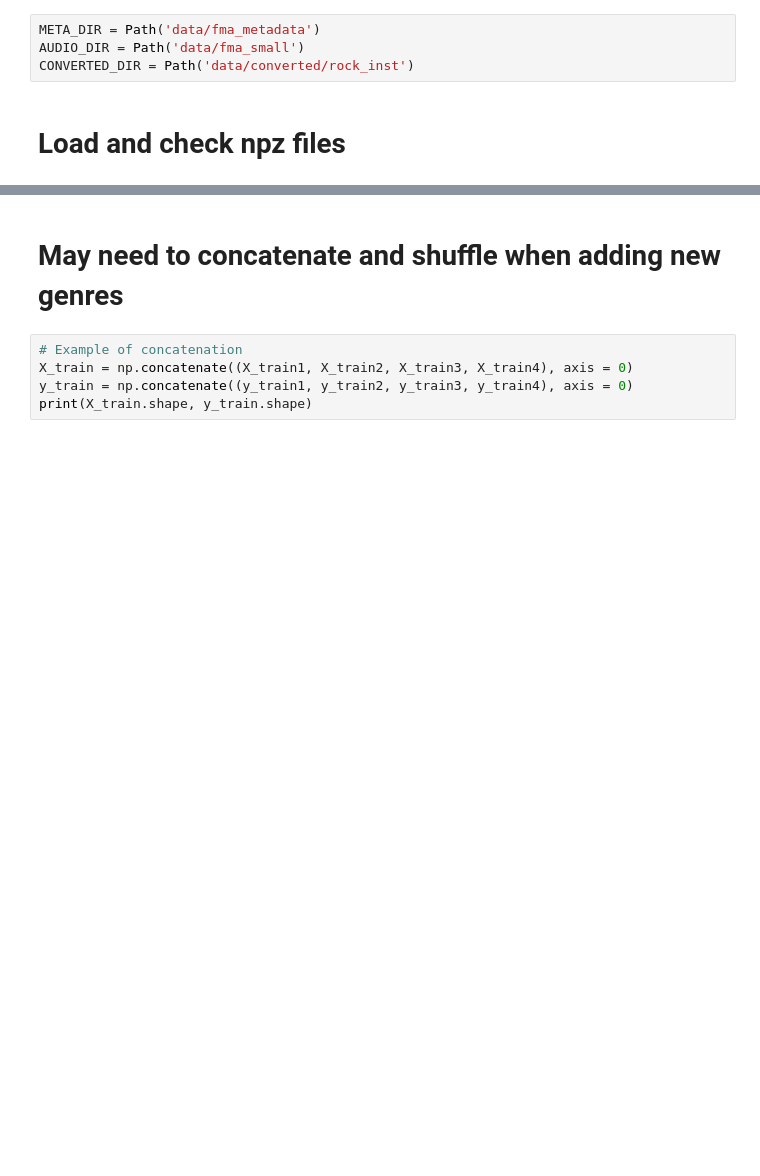
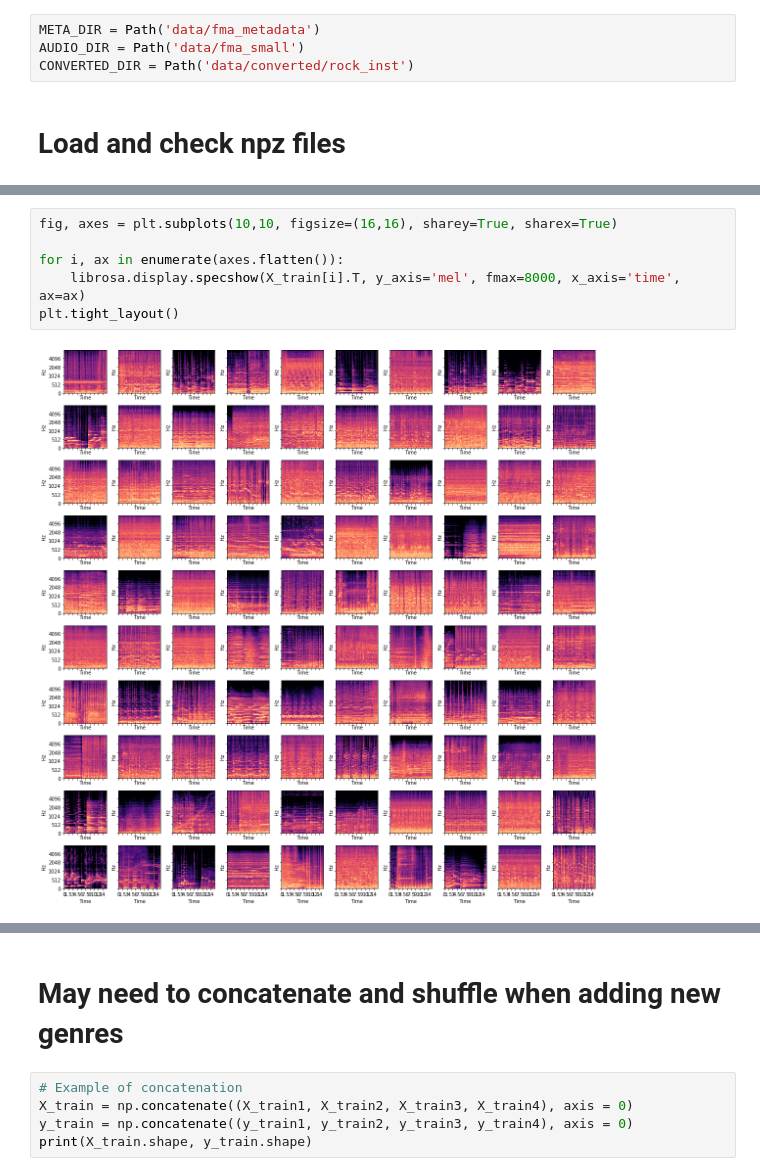
Before and after one commit to anthonybaulo/music-genre-classification, a Jupyter notebook: scrap.ipynb, the cells around one changed output, grey strips where cells are left out. Saved outputs shown, nothing was run; the diff lists cells and outputs as text; blank space fills up the shorter version.

```diff
--- a/scrap.ipynb
+++ b/scrap.ipynb
@@ -29,0 +30,8 @@ print(X_train.shape, y_train.shape)
+# %%
+fig, axes = plt.subplots(10,10, figsize=(16,16), sharey=True, sharex=True)
+
+for i, ax in enumerate(axes.flatten()):
+    librosa.display.specshow(X_train[i].T, y_axis='mel', fmax=8000, x_axis='time', ax=ax)
+plt.tight_layout()
+# %% [output]
+[figure, added]
```
Also changed, not shown: parts of 7 cells of this notebook, 1 other file.
